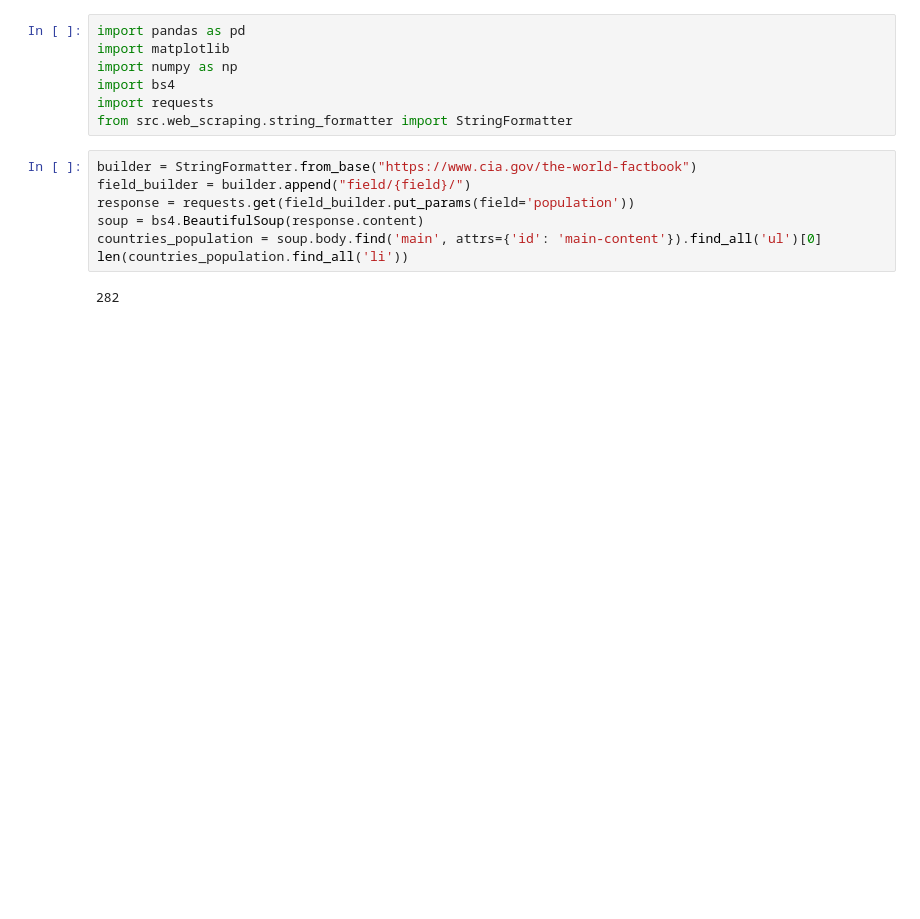
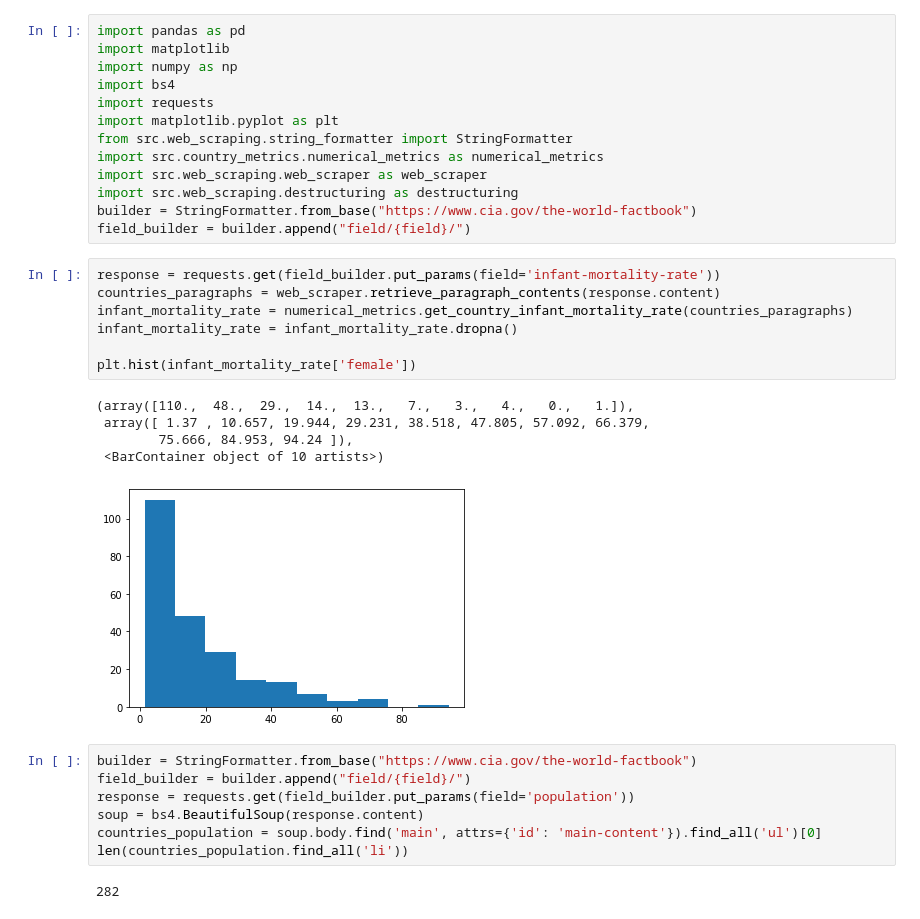
Before and after one commit to farqlia/WorldCountriesProject, a Jupyter notebook: notebooks/Test Web Scraping.ipynb, the cells around one changed output. Cells and saved outputs as stored; diff of their text form; blank space fills up the shorter version.

```diff
--- a/notebooks/Test Web Scraping.ipynb
+++ b/notebooks/Test Web Scraping.ipynb
@@ -4,7 +4,26 @@ import matplotlib
 import numpy as np
 import bs4
 import requests
+import matplotlib.pyplot as plt
 from src.web_scraping.string_formatter import StringFormatter
+import src.country_metrics.numerical_metrics as numerical_metrics
+import src.web_scraping.web_scraper as web_scraper
+import src.web_scraping.destructuring as destructuring
+builder = StringFormatter.from_base("https://www.cia.gov/the-world-factbook")
+field_builder = builder.append("field/{field}/")
+# %%
+response = requests.get(field_builder.put_params(field='infant-mortality-rate'))
+countries_paragraphs = web_scraper.retrieve_paragraph_contents(response.content)
+infant_mortality_rate = numerical_metrics.get_country_infant_mortality_rate(countries_paragraphs)
+infant_mortality_rate = infant_mortality_rate.dropna()
+
+plt.hist(infant_mortality_rate['female'])
+# %% [output]
+(array([110.,  48.,  29.,  14.,  13.,   7.,   3.,   4.,   0.,   1.]),
+ array([ 1.37 , 10.657, 19.944, 29.231, 38.518, 47.805, 57.092, 66.379,
+        75.666, 84.953, 94.24 ]),
+ <BarContainer object of 10 artists>)
+[figure, added]
 # %%
 builder = StringFormatter.from_base("https://www.cia.gov/the-world-factbook")
 field_builder = builder.append("field/{field}/")
```
Also changed, not shown: parts of 2 cells of this notebook, 16 other files.
